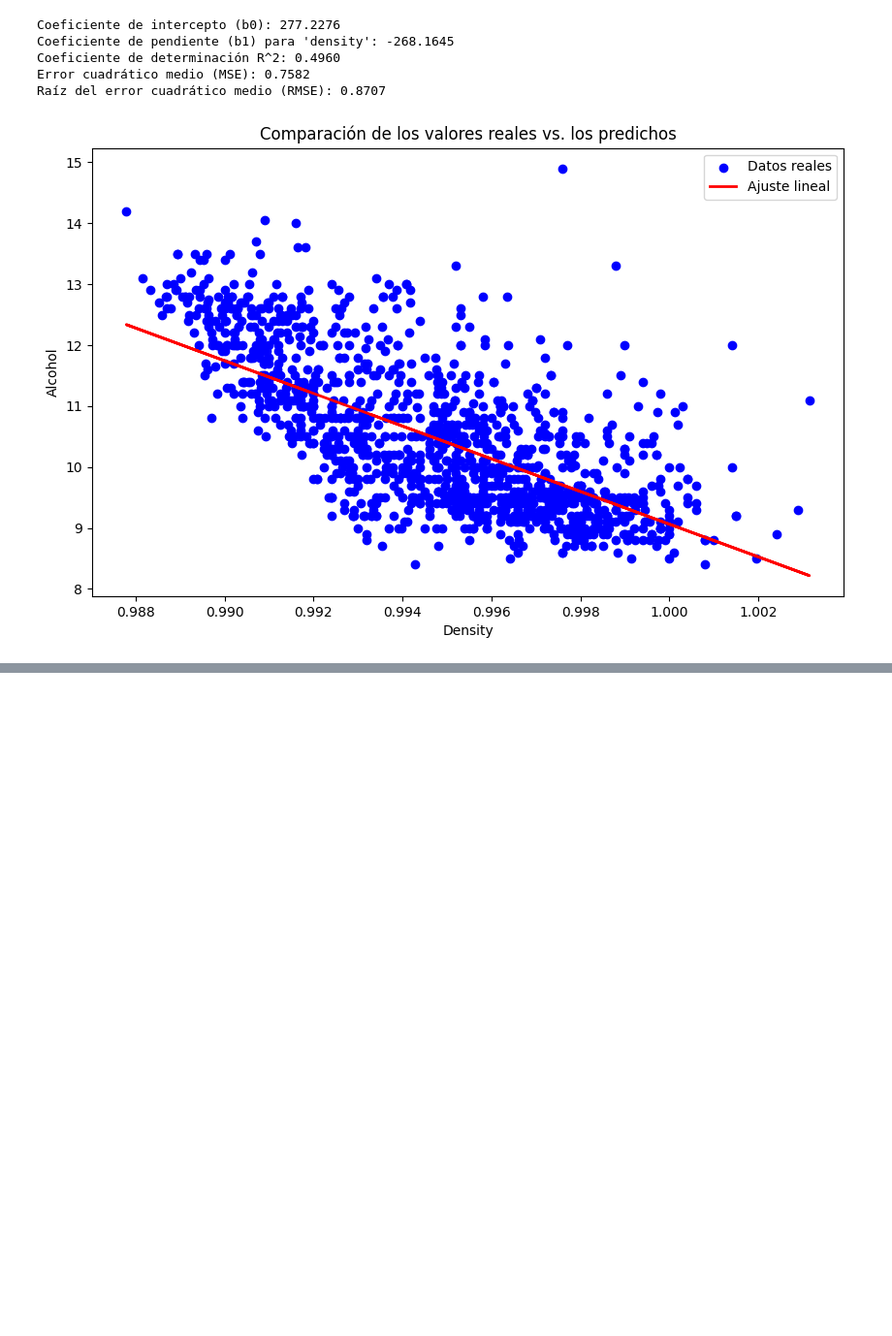
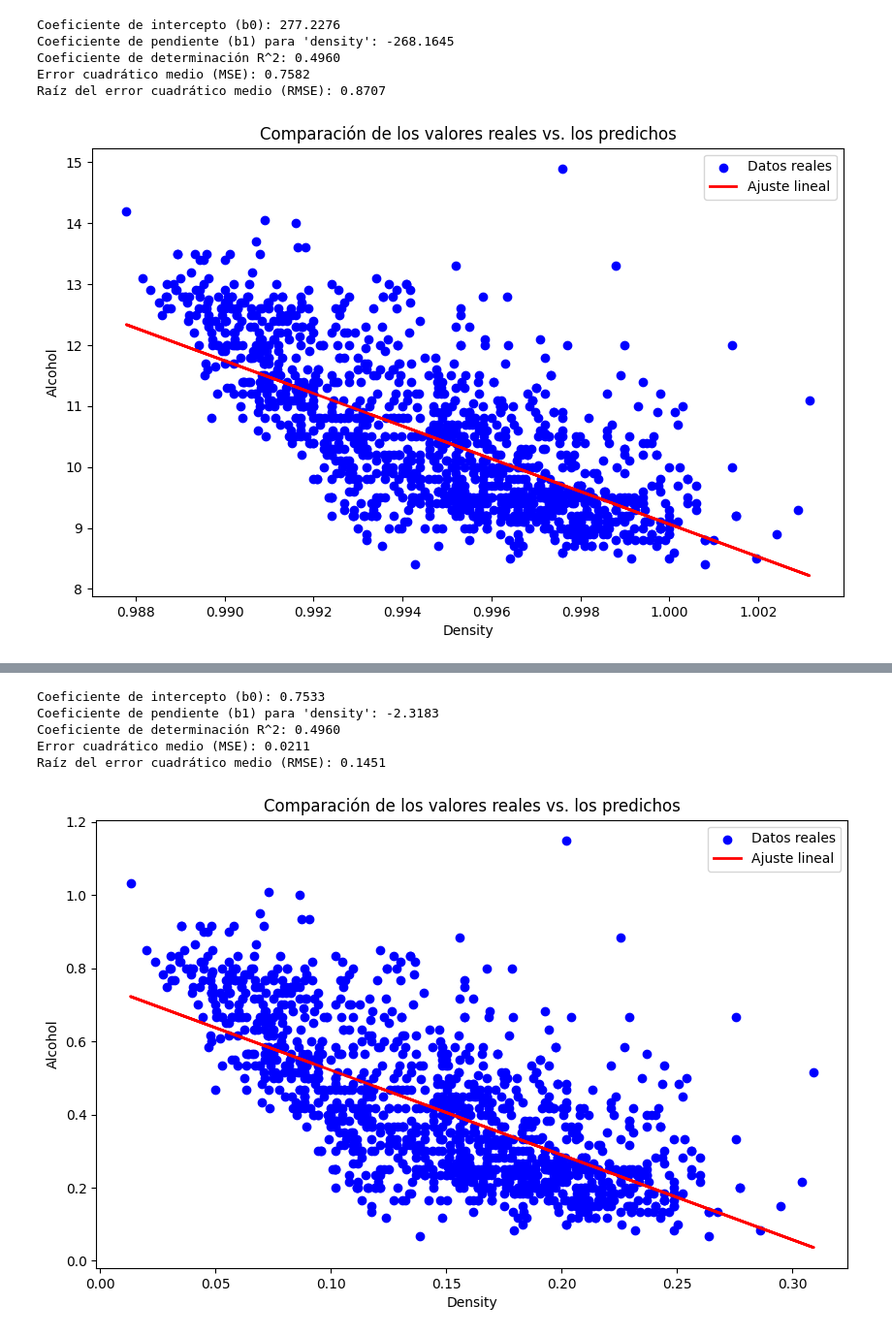
Before and after one commit to Alf-caput/LAB04_Regresion_y_agrupamiento, a Jupyter notebook: Copia_de_LAB04_Regresion_y_agrupamientov2.ipynb, the cells around one changed output, grey strips where cells are left out. Shown: that part at 97% size. Cells and saved outputs as stored; diff of their text form; code cells hidden in the pictures; blank space fills up the shorter version.

```diff
--- a/Copia_de_LAB04_Regresion_y_agrupamientov2.ipynb
+++ b/Copia_de_LAB04_Regresion_y_agrupamientov2.ipynb
@@ -634,0 +652,65 @@ plt.show()
+# %%
+import pandas as pd
+import numpy as np
+from sklearn.model_selection import train_test_split
+from sklearn.linear_model import LinearRegression
+from sklearn.metrics import r2_score, mean_squared_error
+from sklearn.preprocessing import MinMaxScaler
+import matplotlib.pyplot as plt
+
+# Asumiendo que 'df' ya está definido y es el DataFrame completo
+
+# Dividir los datos en conjuntos de entrenamiento y prueba
+df_train, df_test = train_test_split(df, test_size=0.2, random_state=42)
+
+# Aplicar escala Min-Max solo a las columnas numéricas del conjunto de entrenamiento
+scaler = MinMaxScaler()
+numeric_vars = df_train.select_dtypes(include=[np.number]).columns
+df_train[numeric_vars] = scaler.fit_transform(df_train[numeric_vars])
+
+# Aplicar la misma transformación al conjunto de prueba (¡importante usar solo .transform aquí!)
+df_test[numeric_vars] = scaler.transform(df_test[numeric_vars])
+
+# Asegurarse de que 'density' y 'alcohol' no tienen valores nulos en ambos conjuntos
+df_train = df_train.dropna(subset=['density', 'alcohol'])
+df_test = df_test.dropna(subset=['density', 'alcohol'])
+
+# Definir las variables independiente (X) y dependiente (y) para ambos conjuntos
+X_train = df_train[['density']]
+y_train = df_train['alcohol']
+X_test = df_test[['density']]
+y_test = df_test['alcohol']
+
+# Crear y entrenar el modelo de regresión lineal
+model = LinearRegression()
+model.fit(X_train, y_train)
+
+# Predecir y evaluar el modelo con el conjunto de prueba
+y_pred = model.predict(X_test)
+r2 = r2_score(y_test, y_pred)
+mse = mean_squared_error(y_test, y_pred)
+rmse = np.sqrt(mse)
+
+# Imprimir resultados del modelo
+print(f"Coeficiente de intercepto (b0): {model.intercept_:.4f}")
+print(f"Coeficiente de pendiente (b1) para 'density': {model.coef_[0]:.4f}")
+print(f"Coeficiente de determinación R^2: {r2:.4f}")
+print(f"Error cuadrático medio (MSE): {mse:.4f}")
+print(f"Raíz del error cuadrático medio (RMSE): {rmse:.4f}")
+
+# Gráfico de dispersión de los valores reales vs. los predichos
+plt.figure(figsize=(10, 6))
+plt.scatter(X_test, y_test, color='blue', label='Datos reales')
+plt.plot(X_test, y_pred, color='red', linewidth=2, label='Ajuste lineal')
+plt.title('Comparación de los valores reales vs. los predichos')
+plt.xlabel('Density')
+plt.ylabel('Alcohol')
+plt.legend()
+plt.show()
+# %% [output]
+Coeficiente de intercepto (b0): 0.7533
+Coeficiente de pendiente (b1) para 'density': -2.3183
+Coeficiente de determinación R^2: 0.4960
+Error cuadrático medio (MSE): 0.0211
+Raíz del error cuadrático medio (RMSE): 0.1451
+[figure, added]
```
Also changed, not shown: parts of 6 cells of this notebook.
